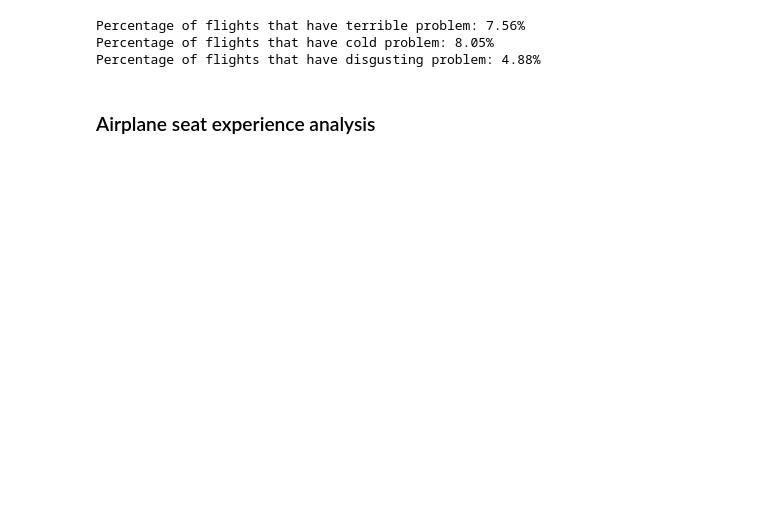
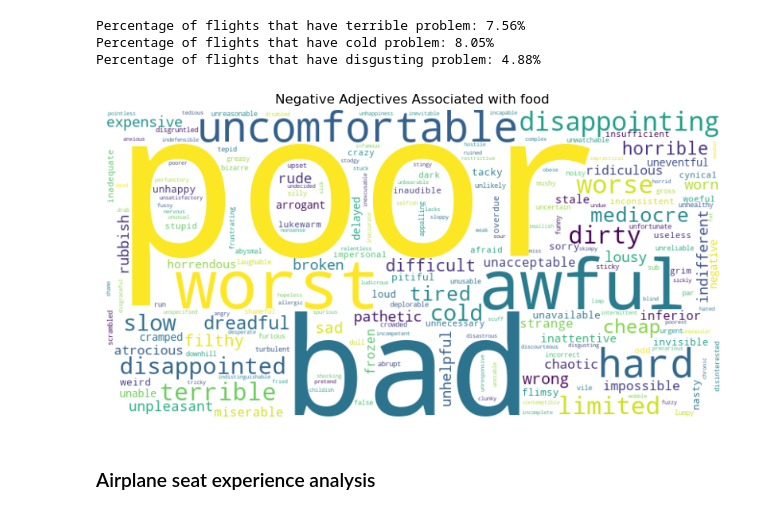
Before and after one commit to MarkPhamm/British-Airway, a Jupyter notebook: analysis/Review_Analysis.ipynb, the cells around one changed output. Saved outputs shown, nothing was run; the diff lists cells and outputs as text; code cells hidden in the pictures; blank space fills up the shorter version.

```diff
--- a/analysis/Review_Analysis.ipynb
+++ b/analysis/Review_Analysis.ipynb
@@ -426,6 +505,10 @@ calculate_percentage(food_df, ["terrible"],['cold'],['disgusting'])
 Percentage of flights that have terrible problem: 7.56%
 Percentage of flights that have cold problem: 8.05%
 Percentage of flights that have disgusting problem: 4.88%
+# %%
+generate_negative_adjective_wordcloud(food_df,'food')
+# %% [output]
+[figure, added]
 # %% [markdown]
 ### Airplane seat experience analysis
 # %%
```
Also changed, not shown: parts of 12 cells of this notebook, 2 other files.
